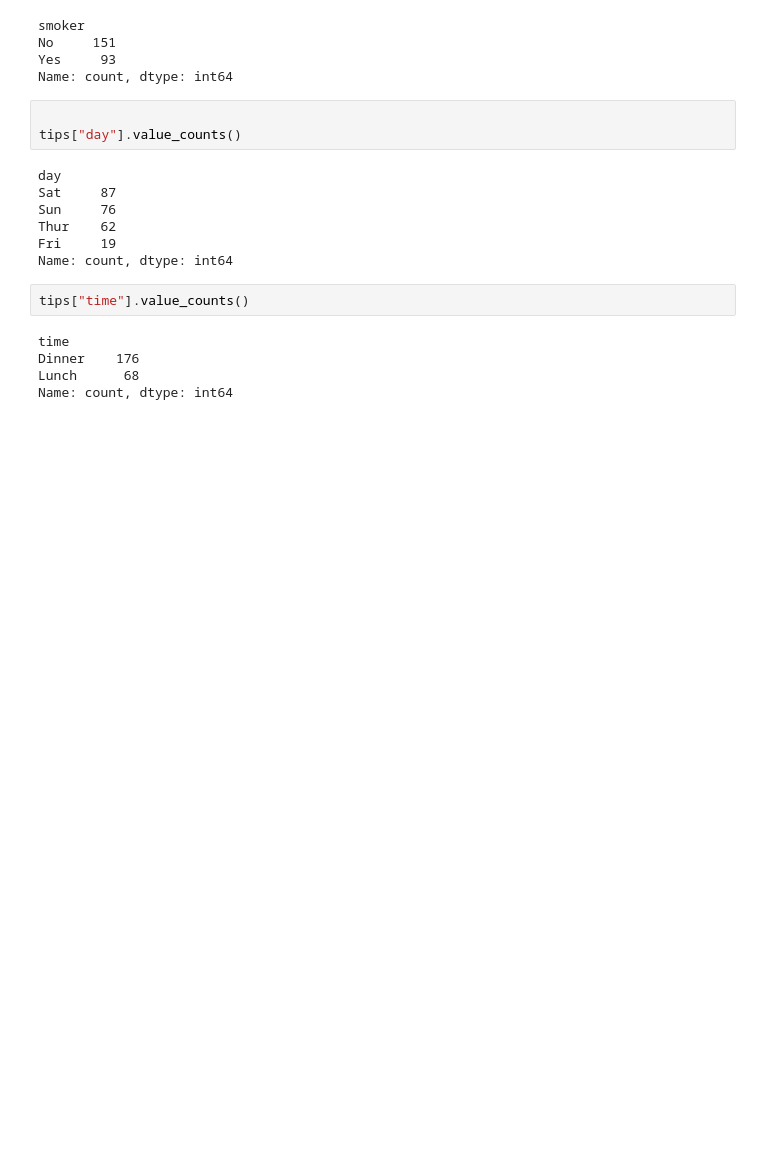
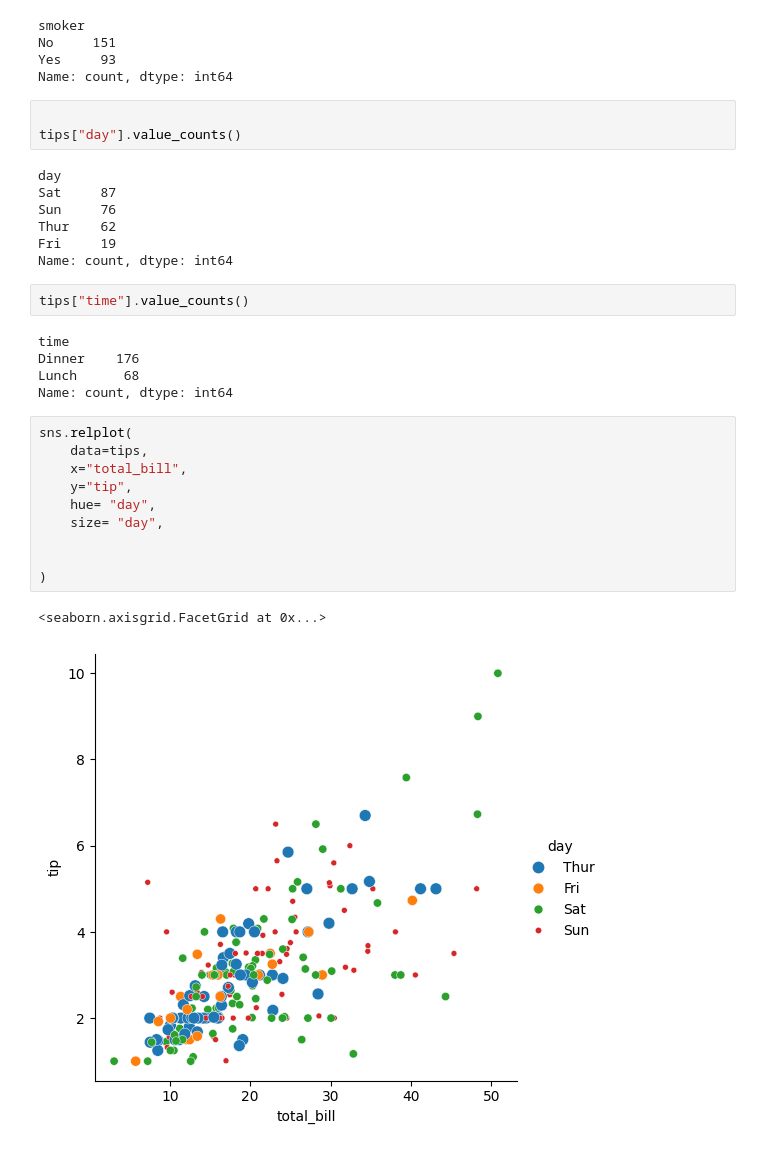
Before and after one commit to tareq-ur/Project1, a Jupyter notebook: Seaborn/Seabron1st.ipynb, the cells around one changed output. Saved outputs shown, nothing was run; the diff lists cells and outputs as text; blank space fills up the shorter version.

```diff
--- a/Seaborn/Seabron1st.ipynb
+++ b/Seaborn/Seabron1st.ipynb
@@ -97,3 +97,16 @@ time
 Dinner    176
 Lunch      68
 Name: count, dtype: int64
+# %%
+sns.relplot(
+    data=tips,
+    x="total_bill",
+    y="tip",
+    hue= "day",
+    size= "day",
+
+
+)
+# %% [output]
+<seaborn.axisgrid.FacetGrid at 0x...>
+[figure, added]
```
